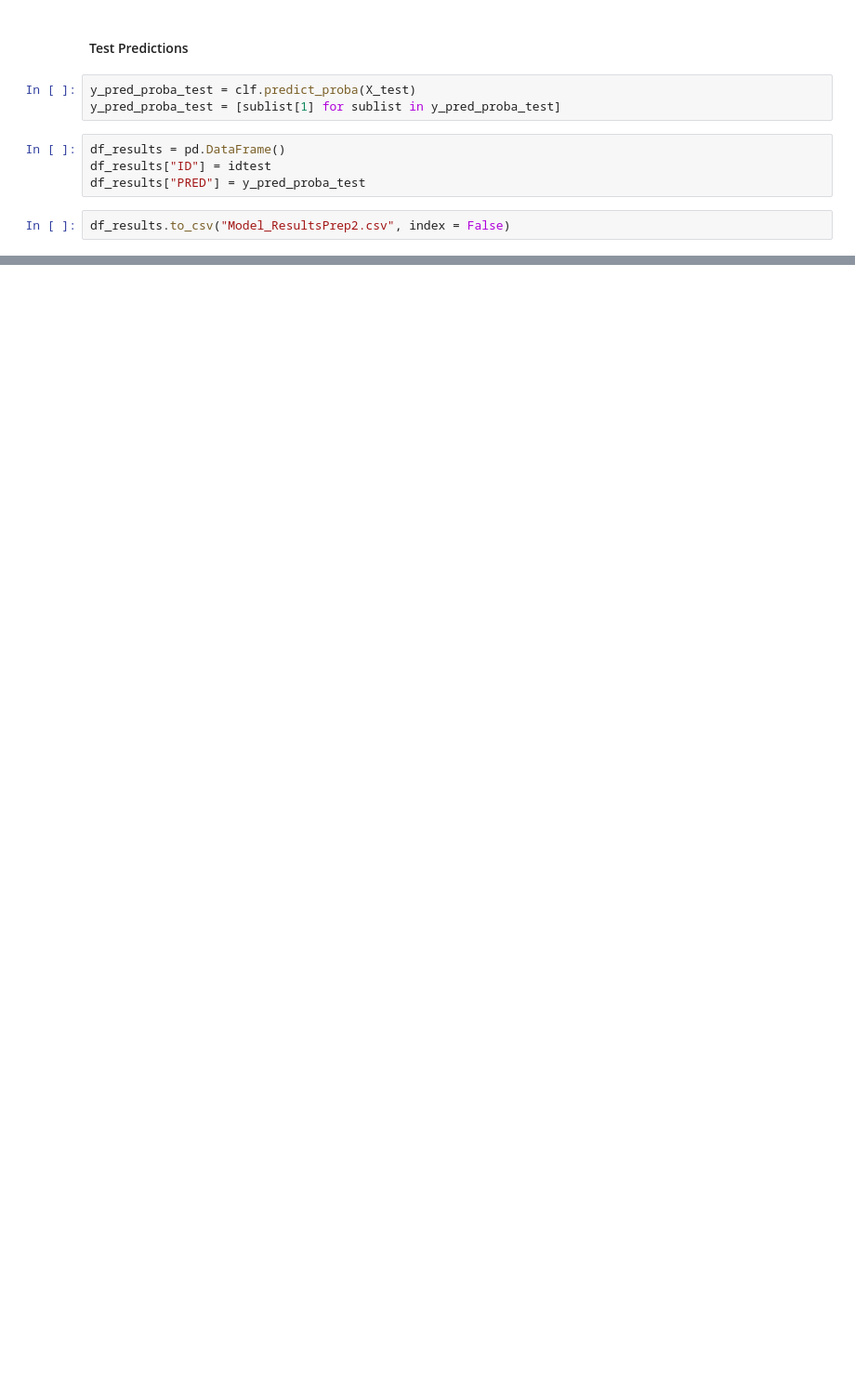
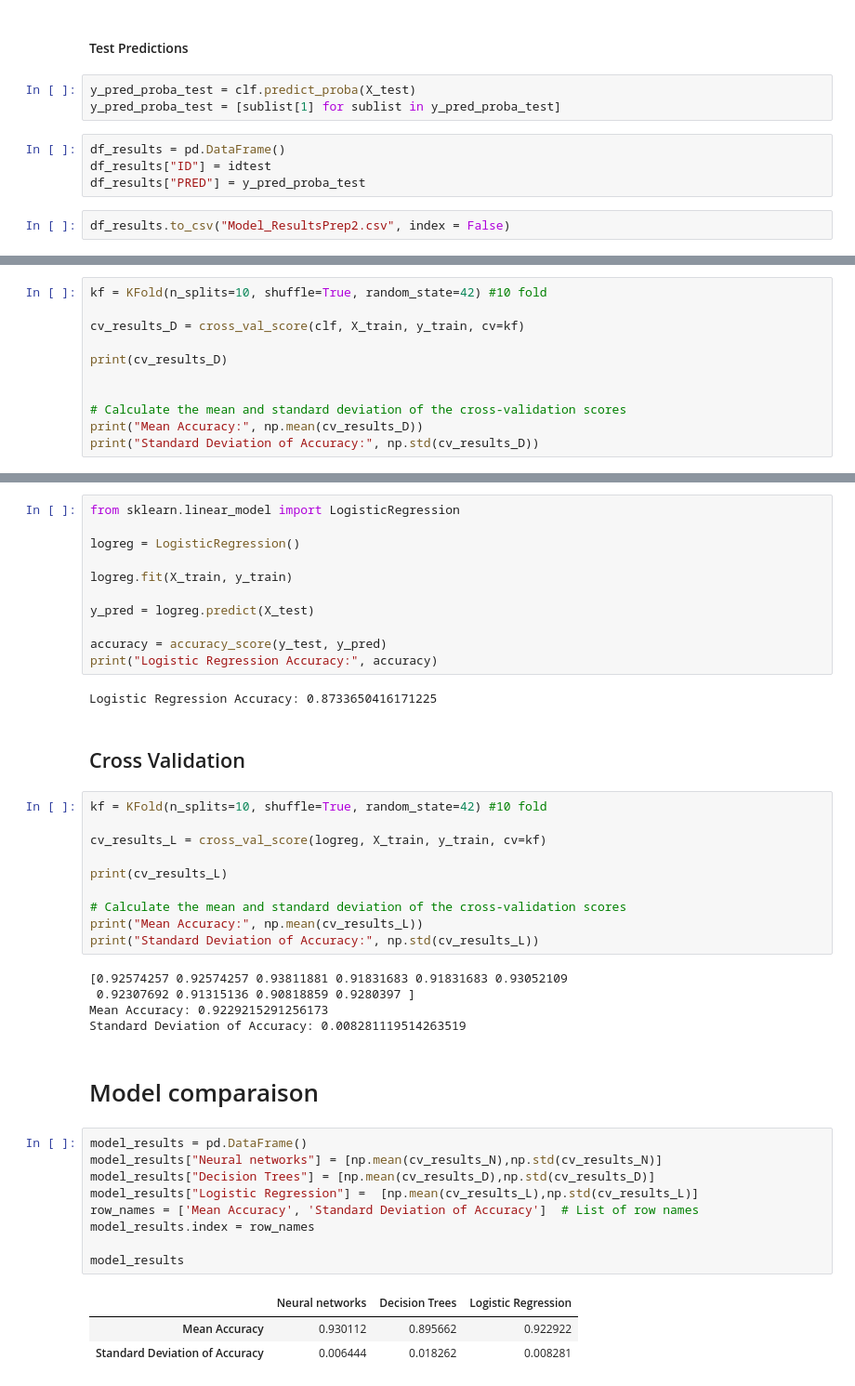
Before and after one commit to LaurensDergent/DataAnalytics, a Jupyter notebook: Assignment 1/AdvAnalyticsPreprocessing+RFV2.ipynb, the cells around one changed output, grey strips where cells are left out. Shown: that part at 93% size. Cells and saved outputs as stored; diff of their text form; blank space fills up the shorter version.

Commit message:
Add files via upload
With dicsion tree, neural network, and logistic models. Still many things to be added, will do it ASAP :)

```diff
--- a/Assignment 1/AdvAnalyticsPreprocessing+RFV2.ipynb
+++ b/Assignment 1/AdvAnalyticsPreprocessing+RFV2.ipynb
@@ -484,0 +663,11 @@ df_results.to_csv("Model_ResultsPrep2.csv", index = False)
+# %%
+kf = KFold(n_splits=10, shuffle=True, random_state=42) #10 fold
+
+cv_results_D = cross_val_score(clf, X_train, y_train, cv=kf)
+
+print(cv_results_D)
+
+
+# Calculate the mean and standard deviation of the cross-validation scores
+print("Mean Accuracy:", np.mean(cv_results_D))
+print("Standard Deviation of Accuracy:", np.std(cv_results_D))
@@ -484,0 +681,45 @@ df_results.to_csv("Model_ResultsPrep2.csv", index = False)
+# %%
+from sklearn.linear_model import LogisticRegression
+
+logreg = LogisticRegression()
+
+logreg.fit(X_train, y_train)
+
+y_pred = logreg.predict(X_test)
+
+accuracy = accuracy_score(y_test, y_pred)
+print("Logistic Regression Accuracy:", accuracy)
+# %% [output]
+Logistic Regression Accuracy: 0.8733650416171225
+# %% [markdown]
+## Cross Validation
+# %%
+kf = KFold(n_splits=10, shuffle=True, random_state=42) #10 fold
+
+cv_results_L = cross_val_score(logreg, X_train, y_train, cv=kf)
+
+print(cv_results_L)
+
+# Calculate the mean and standard deviation of the cross-validation scores
+print("Mean Accuracy:", np.mean(cv_results_L))
+print("Standard Deviation of Accuracy:", np.std(cv_results_L))
+# %% [output]
+[0.92574257 0.92574257 0.93811881 0.91831683 0.91831683 0.93052109
+ 0.92307692 0.91315136 0.90818859 0.9280397 ]
+Mean Accuracy: 0.9229215291256173
+Standard Deviation of Accuracy: 0.008281119514263519
+# %% [markdown]
+ # Model comparaison
+# %%
+model_results = pd.DataFrame()
+model_results["Neural networks"] = [np.mean(cv_results_N),np.std(cv_results_N)]
+model_results["Decision Trees"] = [np.mean(cv_results_D),np.std(cv_results_D)]
+model_results["Logistic Regression"] =  [np.mean(cv_results_L),np.std(cv_results_L)]
+row_names = ['Mean Accuracy', 'Standard Deviation of Accuracy']  # List of row names
+model_results.index = row_names
+
+model_results
+# %% [output]
+|  | Neural networks | Decision Trees | Logistic Regression |
+| Mean Accuracy | 0.930112 | 0.895662 | 0.922922 |
+| Standard Deviation of Accuracy | 0.006444 | 0.018262 | 0.008281 |
```
Also changed, not shown: parts of 22 cells of this notebook.
